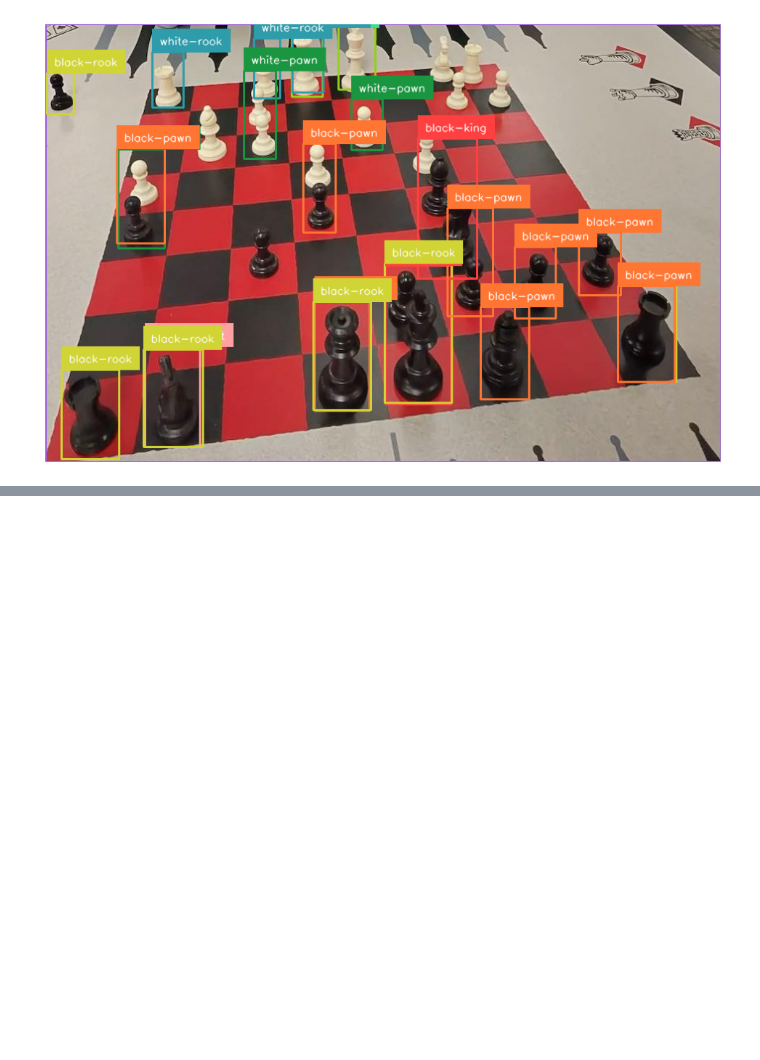
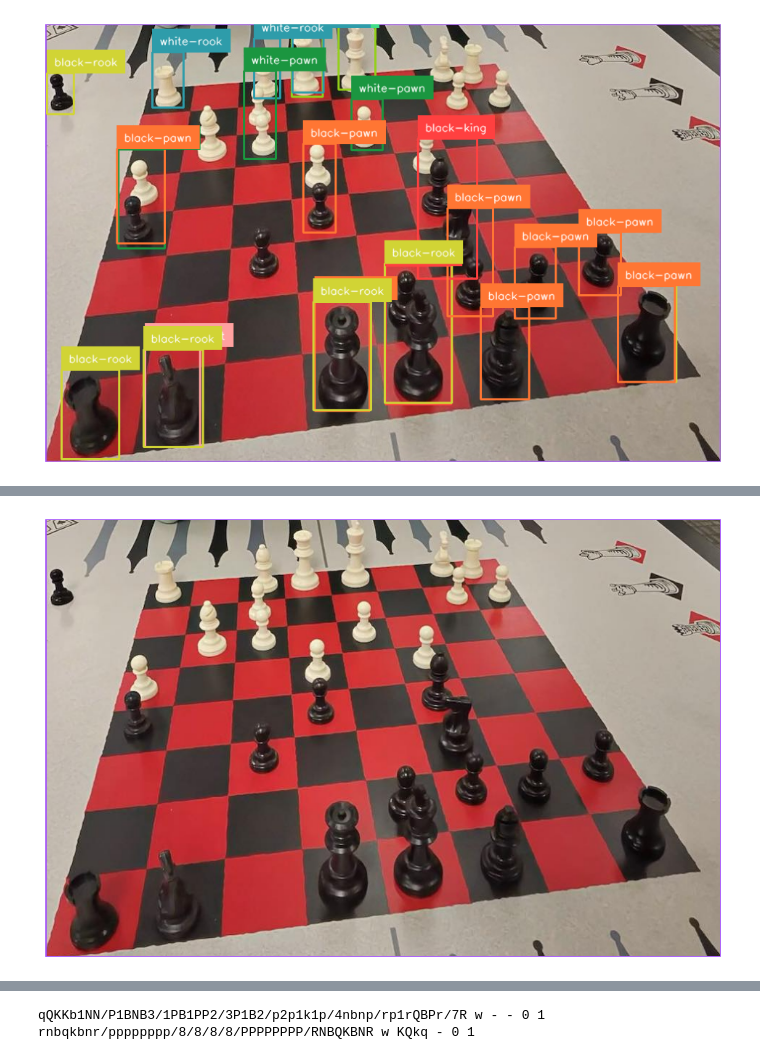
Before and after one commit to Relaxolotl07/hacktams25, a Jupyter notebook: IMG_to_FEN.ipynb, the cells around one changed output, grey strips where cells are left out. Cells and saved outputs as stored; diff of their text form; code cells hidden in the pictures; blank space fills up the shorter version.

```diff
--- a/IMG_to_FEN.ipynb
+++ b/IMG_to_FEN.ipynb
@@ -141,7 +141,8 @@ def predict_and_display(image_name):
 
     # Display the SVG in the notebook
     display(SVG(board_svg))
-    return predicted_board
+    print(predicted_board.fen())
+    return predicted_board.fen()
 
 # Example: Predict and display for a specific image
 predict_and_display("cropped_image.jpg")  # Change "w0.jpg" to any filename you want
@@ -151,7 +152,7 @@ UserWarning: The transform `ToTensor()` is deprecated and will be removed in a f
 Board('qQKKb1NN/P1BNB3/1PB1PP2/3P1B2/p2p1k1p/4nbnp/rp1rQBPr/7R w - - 0 1')
 # %%
 def validation(predicted_board, FEN_boards, turn):
-    previous_board = FEN_boards[turn - 1]  # Get previous board position
+    previous_board = chess.Board(FEN_boards[turn - 1])  # Get previous board position
     predicted_fen = predicted_board.fen()  # Get FEN of predicted board
 
     for move in previous_board.pseudo_legal_moves:  # Iterate over pseudo-legal moves
@@ -165,26 +166,47 @@ def validation(predicted_board, FEN_boards, turn):
 # %%
 from stockfish import Stockfish as sf
 from torch import torch
 import os
 import chess.svg
 import chess
 from IPython.display import display, SVG, Image
 from prediction import BoardPredictor
 from inference import get_model
 import supervision as sv
+import numpy as np
 import cv2
 
 ROBOFLOW_API_KEY = "0TZCOOSlxe8D7RJxpxuB"
+class IMG_to_FEN():
+    def __init__(self):
+        self.FEN_boards = [""]
+        self.turn = 0
+        self.FEN_boards[0] = "rnbqkbnr/pppppppp/8/8/8/8/PPPPPPPP/RNBQKBNR w KQkq - 0 1"
 
+    def fenCodeFromImage(self, image_path):
 
-def main(image_path):
-    FEN_boards[0] = "rnbqkbnr/pppppppp/8/8/8/8/PPPPPPPP/RNBQKBNR w KQkq - 0 1"
-
-    while(True)
         detections, image = generateboundingbox(image_path)
         cropped_image = bounding_box_cropping(detections, image)
         predictor = BoardPredictor(model_file_path)
         fen_code = predict_and_display(cropped_image)
-        print(fen_code)
+        if validation(fen_code, self.FEN_boards, turn):
+            self.FEN_boards.append(fen_code)
+            self.turn += 1
+            return fen_code
+        else: return self.FEN_boards[turn - 1]
 
-    validate(fen_code, FEN_boards, turn
+image_folder = "testing"  # Change to your actual folder name
+
+image_name = "w10.jpg"
+
+image_path = os.path.join(image_folder, image_name)
+# Ensure the file exists
+if not os.path.exists(image_path):
+    print(f"Image {image_name} not found.")
+
+img = IMG_to_FEN()
+
+code = img.fenCodeFromImage(image_path)
+print(code)
+# %% [output]
+[figure, added]
@@ -190,0 +214,2 @@ def main(image_path):
+qQKKb1NN/P1BNB3/1PB1PP2/3P1B2/p2p1k1p/4nbnp/rp1rQBPr/7R w - - 0 1
+rnbqkbnr/pppppppp/8/8/8/8/PPPPPPPP/RNBQKBNR w KQkq - 0 1
```
Also changed, not shown: parts of 2 cells of this notebook.
